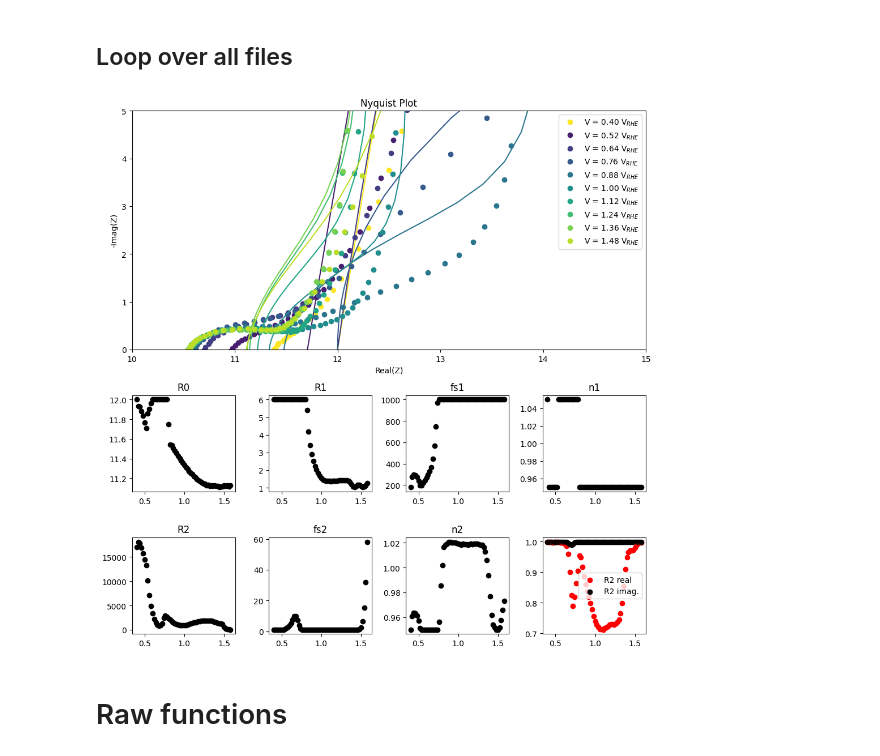
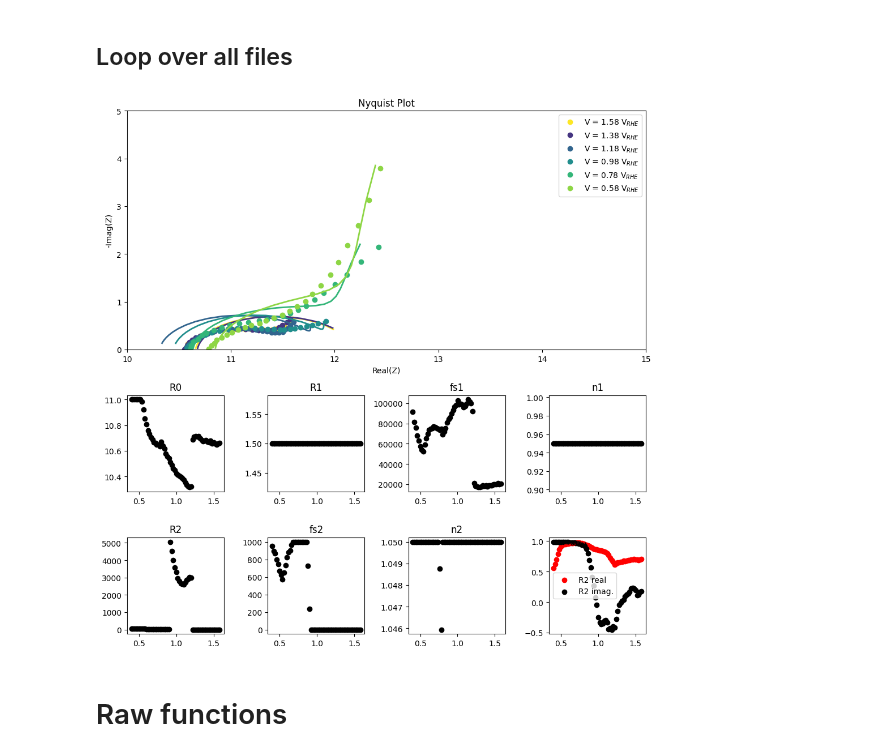
Before and after one commit to raulgarciadiez/EIS_HIROF, a Jupyter notebook: EIS_customized_flow.ipynb, the cells around one changed output. Saved outputs shown, nothing was run; the diff lists cells and outputs as text; code cells hidden in the pictures.

```diff
--- a/EIS_customized_flow.ipynb
+++ b/EIS_customized_flow.ipynb
@@ -168,7 +168,7 @@ def find_files(root_folder, extension):
 root_folder = "50 cycles imped"
 extension = ".mpr"
 mpr_files = find_files(root_folder, extension)
-mpr_files.sort()
+mpr_files.sort(reverse=True)
 # %% [markdown]
 ## Loop over all files
 # %%
@@ -189,21 +189,21 @@ for i in range(4):
 from matplotlib.cm import viridis
 colors = viridis(np.linspace(0, 1, len(mpr_files)))
 
-Rs_guess = 11.5
+Rs_guess = 10.5
 
-R_guess = 2
+R_guess = 2.
 n_guess = 1.
 fs_guess = 10**1.3
 
-R2_guess = 6e4
+R2_guess = 60
 n2_guess = 1.
 fs2_guess = 10**0.5
 
 initial_guess = [Rs_guess, R_guess, fs_guess, n_guess, R2_guess, fs2_guess, n2_guess]
 
 bounds = (
-    [10, 1, 10**0.1, 0.95, 1, 10**0.1, 0.95],  # Lower bounds
-    [12, 6, 10**3, 1.05, 1e8, 10**3, 1.05]  # Upper bounds
+    [9., 1.5, 10**0.1, 0.95, 1, 10**0.1, 0.95],  # Lower bounds
+    [11., 6., 10**7, 1.05, 1e8, 10**3, 1.05]  # Upper bounds
 
 )
 
@@ -213,7 +213,7 @@ for (n_file,file_path) in enumerate(mpr_files):
     mpr_file = BioLogic.MPRfile(file_path)
     df = pd.DataFrame(mpr_file.data)
 
-    freq_min = 4
+    freq_min = 1e3#4
     freq_max = 1e7
     filtered_df = df[(df['freq/Hz'] >= freq_min) & (df['freq/Hz'] <= freq_max)]
 
@@ -239,9 +239,9 @@ for (n_file,file_path) in enumerate(mpr_files):
         real_fit = Z_fit[:len(frequencies)]
         imaginary_fit = Z_fit[len(frequencies):]
 
-        if n_file%6 == 0:
+        if n_file%10 == 0:
             ax1.plot(real, -imaginary, 'o', color=colors[n_file-1], label=f"V = {Ewe:.2f} V$_{{RHE}}$")
-            ax1.plot(real_fit, -imaginary_fit, '-', color=colors[n_file-1])
+            ax1.plot(real_fit, -imaginary_fit, '-', lw = 2,  color=colors[n_file-1])
             ax1.set_xlabel('Real(Z)')
             ax1.set_ylabel('-Imag(Z)')
 
@@ -260,36 +260,34 @@ for (n_file,file_path) in enumerate(mpr_files):
 
         r_squared_real = calculate_r_squared(real, real_fit)
         r_squared_imaginary = calculate_r_squared(imaginary, imaginary_fit)
 
         if n_file == 0:
             axes[7].scatter(Ewe, r_squared_real, c = "r", label = "R2 real")
             axes[7].scatter(Ewe, r_squared_imaginary, c = "k", label = "R2 imag.")
         else:
             axes[7].scatter(Ewe, r_squared_real, c = "r")
             axes[7].scatter(Ewe, r_squared_imaginary, c = "k")
 
     except RuntimeError:
         print(f"Ewe={Ewe:.2f} V - No fit")
 
-    #plt.plot(real, -imaginary, label = f"V = {Ewe:.2f} V$_{{RHE}}$")
-
 axes[0].set_title("R0")
 axes[2].set_title("R1")
 axes[4].set_title("fs1")
 axes[6].set_title("n1")
 axes[1].set_title("R2")
 axes[3].set_title("fs2")
 axes[5].set_title("n2")
 
 #.set_yscale("log")
 axes[7].legend()
 ax1.legend()
 ax1.set_xlim([10,15])
 ax1.set_ylim([0,5])
 
 plt.tight_layout()
 # %% [output]
-[figure, old version]
+[figure, new version]
 # %% [markdown]
 # Raw functions
 # %%
```
